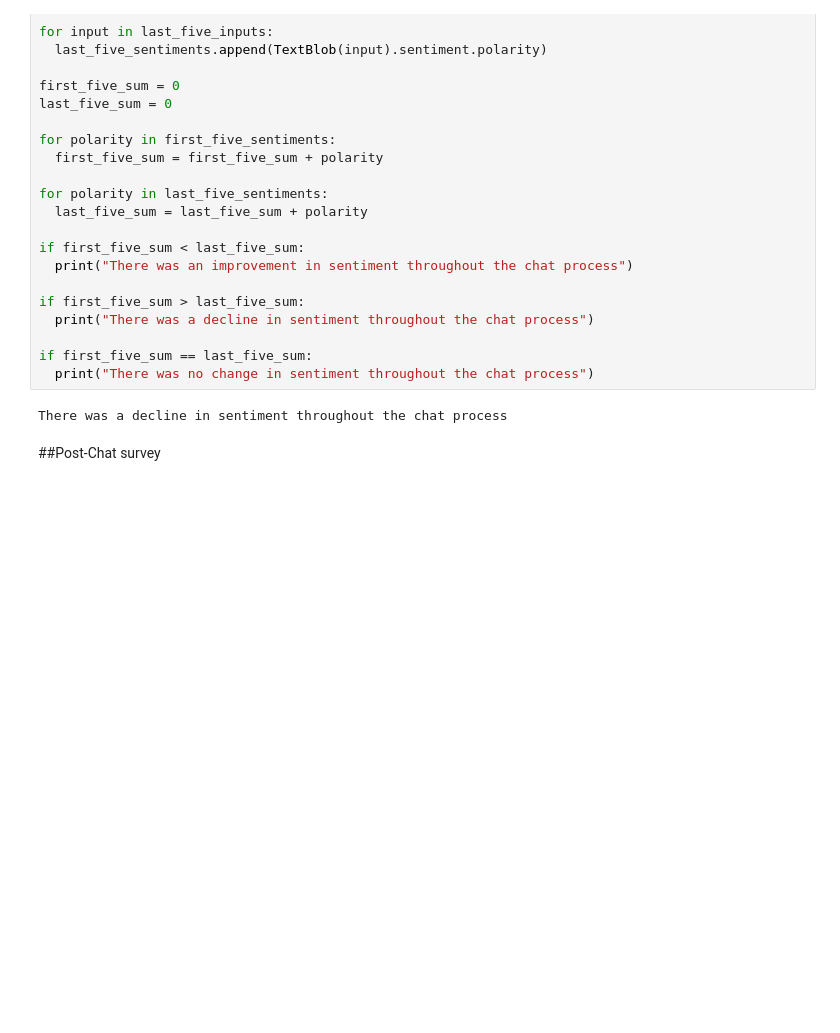
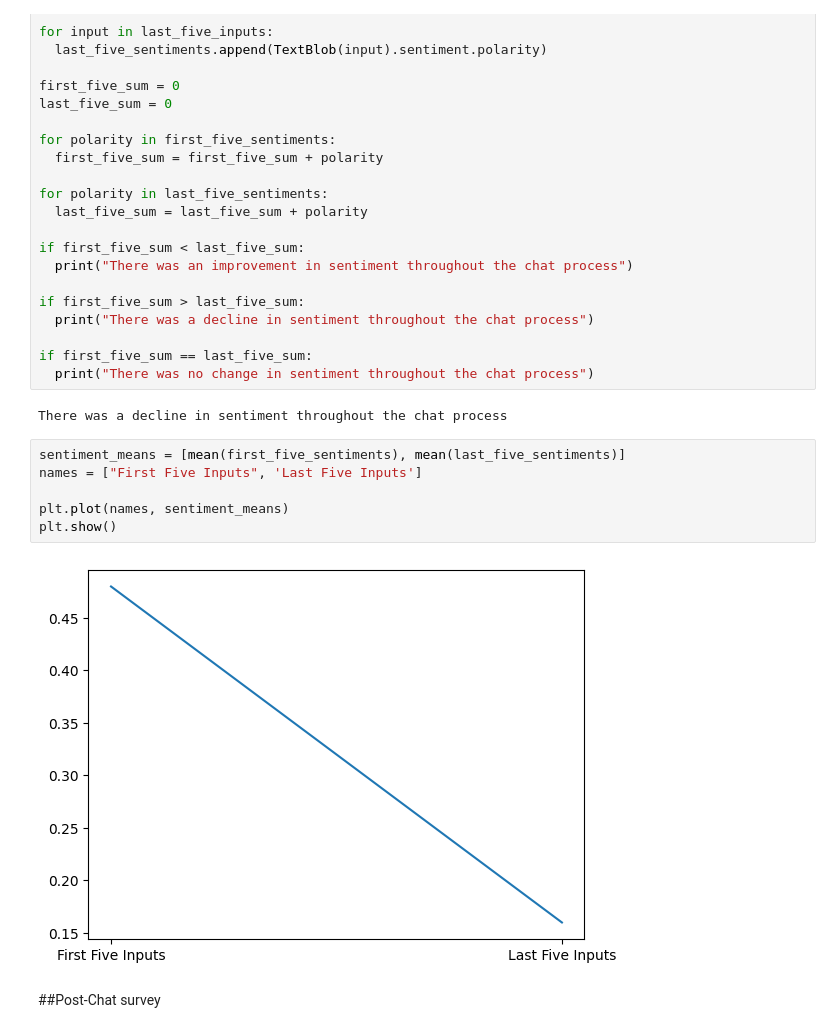
Before and after one commit to Chrisiscool3/DigitalFriend, a Jupyter notebook: chatMain.ipynb, the cells around one changed output. Cells and saved outputs as stored; diff of their text form; blank space fills up the shorter version.

Commit message:
Added sentiment analysis visualization

```diff
--- a/chatMain.ipynb
+++ b/chatMain.ipynb
@@ -343,6 +344,14 @@ if first_five_sum == last_five_sum:
   print("There was no change in sentiment throughout the chat process")
 # %% [output]
 There was a decline in sentiment throughout the chat process
+# %%
+sentiment_means = [mean(first_five_sentiments), mean(last_five_sentiments)]
+names = ["First Five Inputs", 'Last Five Inputs']
+
+plt.plot(names, sentiment_means)
+plt.show()
+# %% [output]
+[figure, added]
 # %% [markdown]
 ##Post-Chat survey
 # %% [markdown]
```
Also changed, not shown: parts of 8 cells of this notebook.
